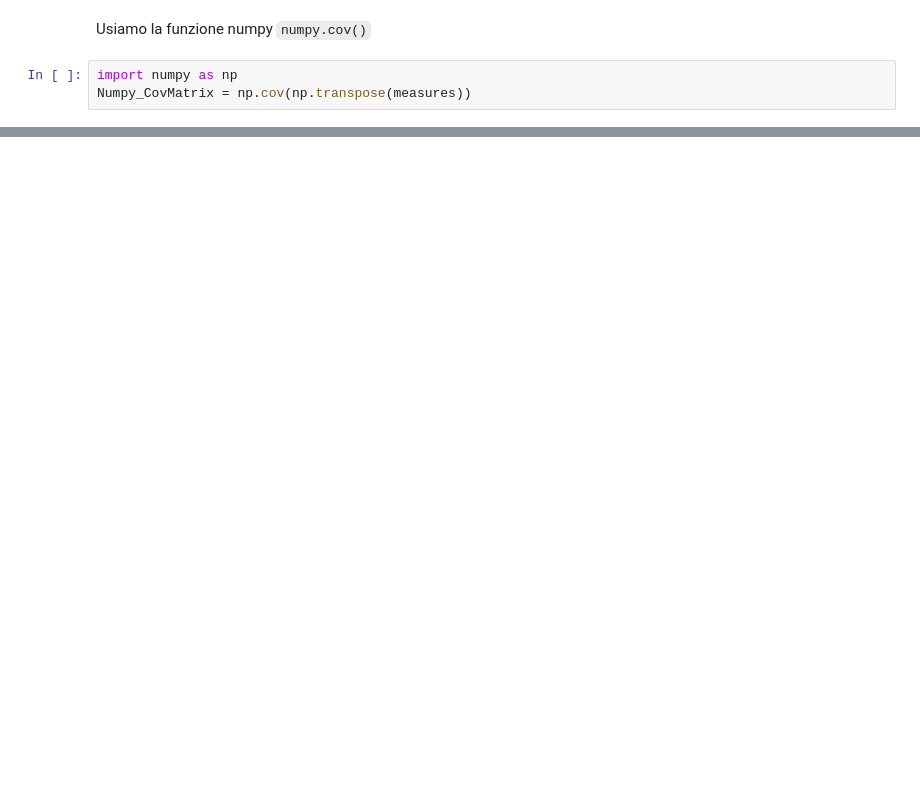
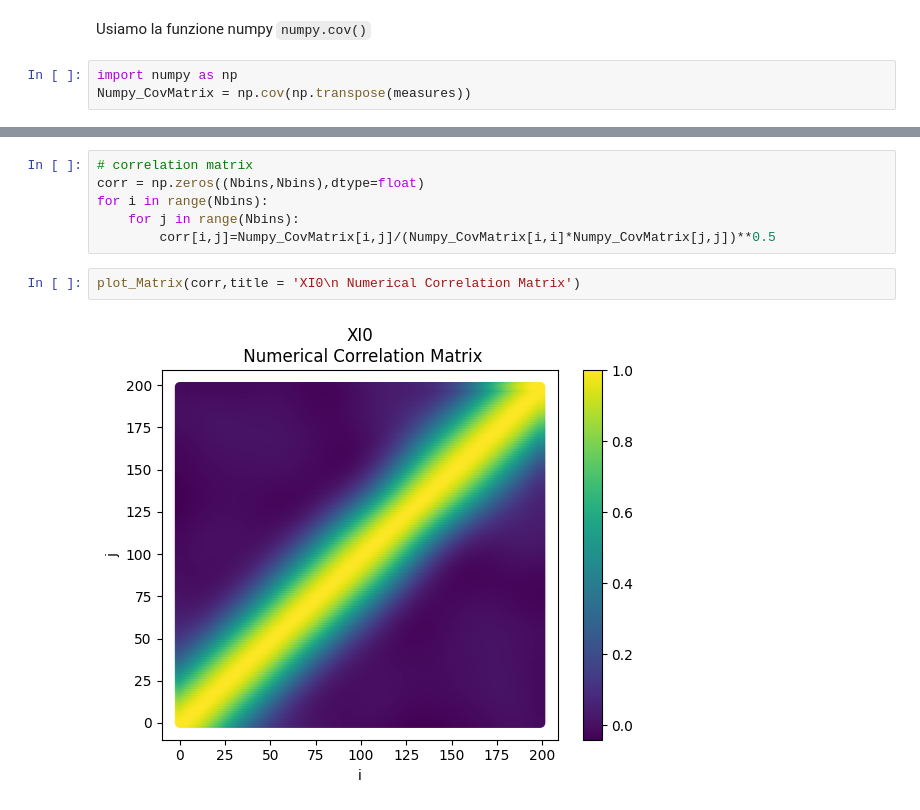
Before and after one commit to BeppeMcOnion/AB_INFO_2022-2023_EercizioFinale, a Jupyter notebook: ProgettoEsame.ipynb, the cells around one changed output, grey strips where cells are left out. Cells and saved outputs as stored; diff of their text form; blank space fills up the shorter version.

```diff
--- a/ProgettoEsame.ipynb
+++ b/ProgettoEsame.ipynb
@@ -193,0 +213,10 @@ plot_CovMatrix(Numpy_CovMatrix)
+# %%
+# correlation matrix
+corr = np.zeros((Nbins,Nbins),dtype=float)
+for i in range(Nbins):
+    for j in range(Nbins):
+        corr[i,j]=Numpy_CovMatrix[i,j]/(Numpy_CovMatrix[i,i]*Numpy_CovMatrix[j,j])**0.5
+# %%
+plot_Matrix(corr,title = 'XI0\n Numerical Correlation Matrix')
+# %% [output]
+[figure, added]
```
Also changed, not shown: parts of 13 cells of this notebook.
